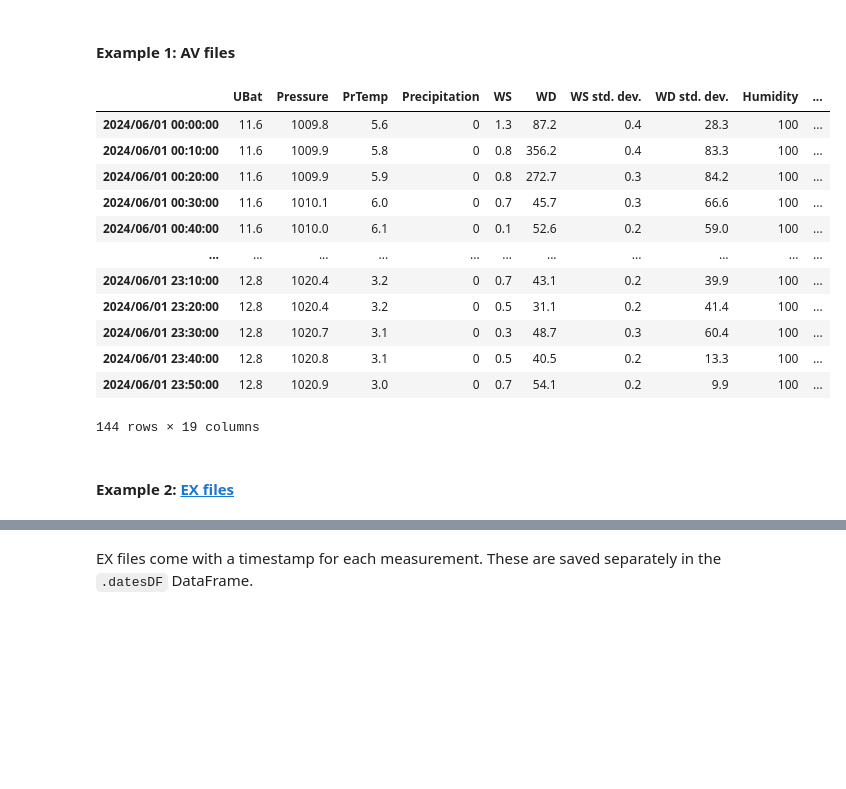
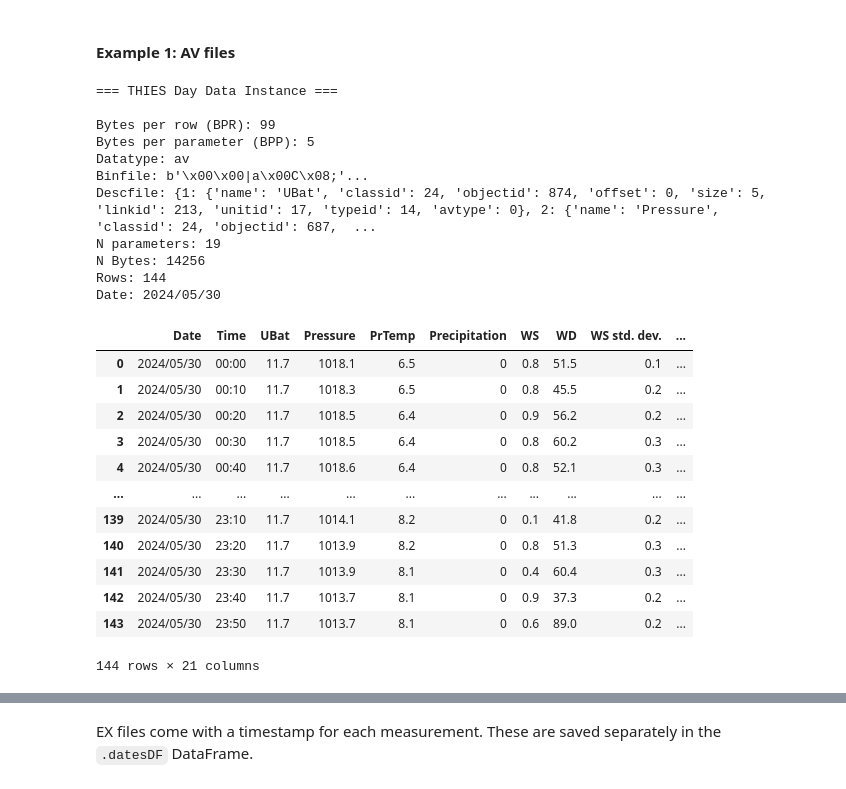
Before and after one commit to raxlab/thies-bin-processor, a Jupyter notebook: bin2txt.ipynb, the cells around one changed output, grey strips where cells are left out. Drawn from its saved outputs; the diff is of its cells as text; code cells hidden in the pictures; blank space fills up the shorter version.

```diff
--- a/bin2txt.ipynb
+++ b/bin2txt.ipynb
@@ -62,33 +75,44 @@ Number of files read: 114
 ### THIESDayData
 This class is made to handle a single .BIN file that represents the data of a single day.
 # %%
-# Example paths of individual files
-path_bin_av = './BINFILES/ARCH_AV1/20240601.BIN'
-path_bin_ex = './BINFILES/ARCH_EX1/20240601.BIN'
-path_ini_av = './BINFILES/ARCH_AV1/DESCFILE.INI'
-path_ini_ex = './BINFILES/ARCH_EX1/DESCFILE.INI'
+# Example paths of individual files (EPII)
+path_bin_av = 'BINFILES/ARCH_AV1/20240530.BIN'
+path_bin_ex = 'BINFILES/ARCH_EX1/20240530.BIN'
+path_ini_av = 'BINFILES/ARCH_AV1/DESCFILE.INI'
+path_ini_ex = 'BINFILES/ARCH_EX1/DESCFILE.INI'
 # %% [markdown]
 #### Example 1: AV files
 # %%
+from thiesBP import THIESData, THIESDayData
 data1 = THIESDayData('av')
 data1.read_binfile(path_bin_av, path_ini_av)
-data1.dataDF
+data1.info
+data1
 # %% [output]
+=== THIES Day Data Instance ===
+
+Bytes per row (BPR): 99
+Bytes per parameter (BPP): 5
+Datatype: av
+Binfile: b'\x00\x00|a\x00C\x08;'...
+Descfile: {1: {'name': 'UBat', 'classid': 24, 'objectid': 874, 'offset': 0, 'size': 5, 'linkid': 213, 'unitid': 17, 'typeid': 14, 'avtype': 0}, 2: {'name': 'Pressure', 'classid': 24, 'objectid': 687,  ...
+N parameters: 19
+N Bytes: 14256
+Rows: 144
+Date: 2024/05/30
-|  | UBat | Pressure | PrTemp | Precipitation | WS | WD | WS std. dev. | WD std. dev. | Humidity | ... |
-| 2024/06/01 00:00:00 | 11.6 | 1009.8 | 5.6 | 0 | 1.3 | 87.2 | 0.4 | 28.3 | 100 | ... |
-| 2024/06/01 00:10:00 | 11.6 | 1009.9 | 5.8 | 0 | 0.8 | 356.2 | 0.4 | 83.3 | 100 | ... |
-| 2024/06/01 00:20:00 | 11.6 | 1009.9 | 5.9 | 0 | 0.8 | 272.7 | 0.3 | 84.2 | 100 | ... |
-| 2024/06/01 00:30:00 | 11.6 | 1010.1 | 6.0 | 0 | 0.7 | 45.7 | 0.3 | 66.6 | 100 | ... |
-| 2024/06/01 00:40:00 | 11.6 | 1010.0 | 6.1 | 0 | 0.1 | 52.6 | 0.2 | 59.0 | 100 | ... |
+|  | Date | Time | UBat | Pressure | PrTemp | Precipitation | WS | WD | WS std. dev. | ... |
+| 0 | 2024/05/30 | 00:00 | 11.7 | 1018.1 | 6.5 | 0 | 0.8 | 51.5 | 0.1 | ... |
+| 1 | 2024/05/30 | 00:10 | 11.7 | 1018.3 | 6.5 | 0 | 0.8 | 45.5 | 0.2 | ... |
+| 2 | 2024/05/30 | 00:20 | 11.7 | 1018.5 | 6.4 | 0 | 0.9 | 56.2 | 0.2 | ... |
+| 3 | 2024/05/30 | 00:30 | 11.7 | 1018.5 | 6.4 | 0 | 0.8 | 60.2 | 0.3 | ... |
+| 4 | 2024/05/30 | 00:40 | 11.7 | 1018.6 | 6.4 | 0 | 0.8 | 52.1 | 0.3 | ... |
 | ... | ... | ... | ... | ... | ... | ... | ... | ... | ... | ... |
-| 2024/06/01 23:10:00 | 12.8 | 1020.4 | 3.2 | 0 | 0.7 | 43.1 | 0.2 | 39.9 | 100 | ... |
-| 2024/06/01 23:20:00 | 12.8 | 1020.4 | 3.2 | 0 | 0.5 | 31.1 | 0.2 | 41.4 | 100 | ... |
-| 2024/06/01 23:30:00 | 12.8 | 1020.7 | 3.1 | 0 | 0.3 | 48.7 | 0.3 | 60.4 | 100 | ... |
-| 2024/06/01 23:40:00 | 12.8 | 1020.8 | 3.1 | 0 | 0.5 | 40.5 | 0.2 | 13.3 | 100 | ... |
-| 2024/06/01 23:50:00 | 12.8 | 1020.9 | 3.0 | 0 | 0.7 | 54.1 | 0.2 | 9.9 | 100 | ... |
+| 139 | 2024/05/30 | 23:10 | 11.7 | 1014.1 | 8.2 | 0 | 0.1 | 41.8 | 0.2 | ... |
+| 140 | 2024/05/30 | 23:20 | 11.7 | 1013.9 | 8.2 | 0 | 0.8 | 51.3 | 0.3 | ... |
+| 141 | 2024/05/30 | 23:30 | 11.7 | 1013.9 | 8.1 | 0 | 0.4 | 60.4 | 0.3 | ... |
+| 142 | 2024/05/30 | 23:40 | 11.7 | 1013.7 | 8.1 | 0 | 0.9 | 37.3 | 0.2 | ... |
+| 143 | 2024/05/30 | 23:50 | 11.7 | 1013.7 | 8.1 | 0 | 0.6 | 89.0 | 0.2 | ... |
-144 rows × 19 columns
+144 rows × 21 columns
-# %% [markdown]
-#### Example 2: [EX files](https://www.youtube.com/watch?v=v4-GcS1UQyg)
 # %%
 data2 = THIESDayData('ex')
 data2.read_binfile(path_bin_ex, path_ini_ex)
```
Also changed, not shown: parts of 12 cells of this notebook, 3 other files.
